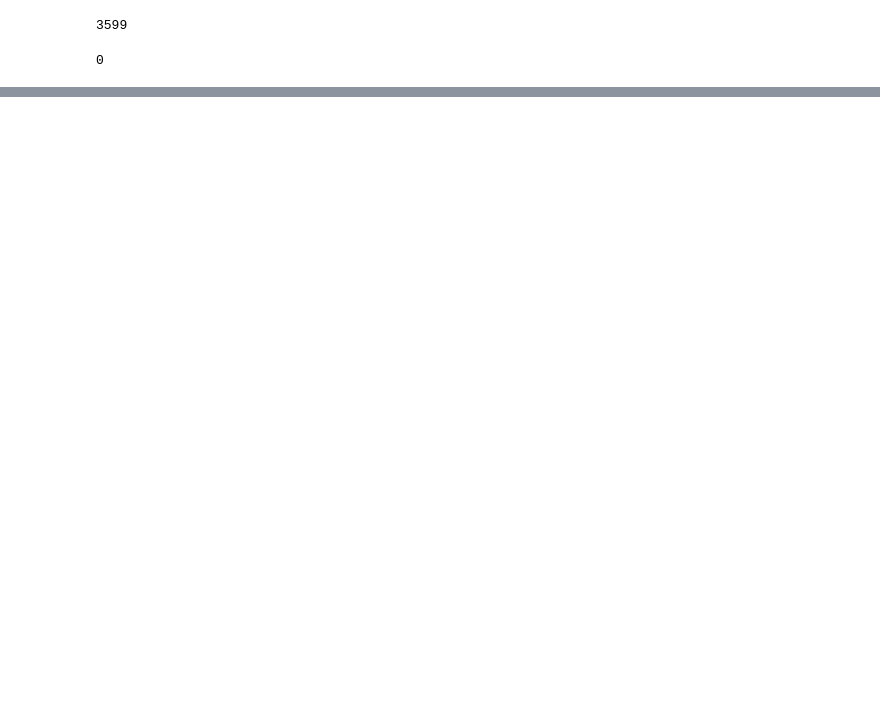
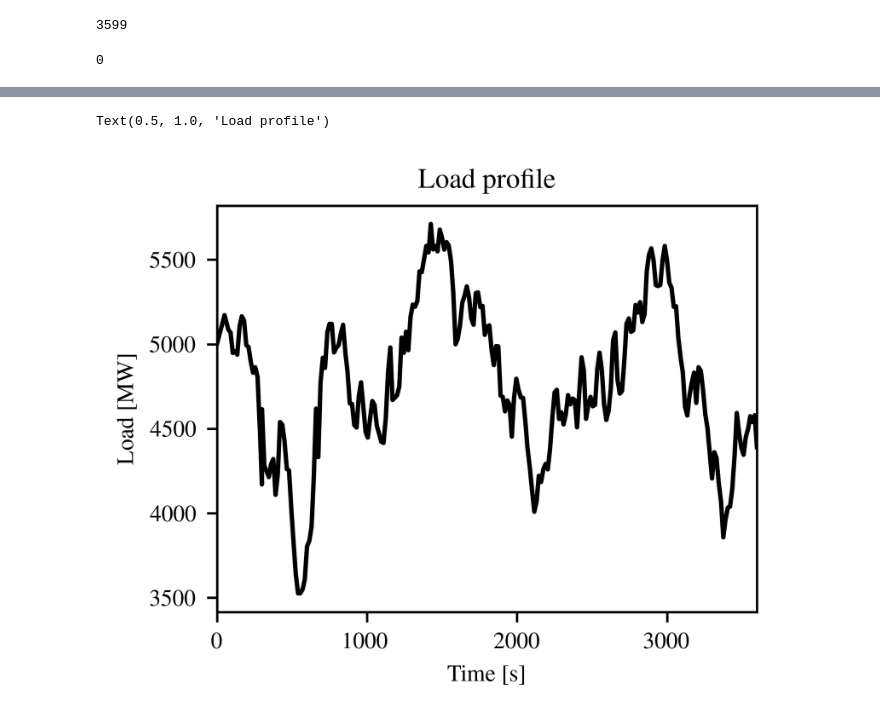
Before and after one commit to jinningwang/andes, a Jupyter notebook: jwang/notes/agc_param/cosim_ev.ipynb, the cells around one changed output, grey strips where cells are left out. Cells and saved outputs as stored; diff of their text form; code cells hidden in the pictures; blank space fills up the shorter version.

```diff
--- a/jwang/notes/agc_param/cosim_ev.ipynb
+++ b/jwang/notes/agc_param/cosim_ev.ipynb
@@ -786,0 +835,11 @@ Total cost=301542.0
+# %%
+plt.style.use('ieee')
+fig_load, ax_load = plt.subplots()
+ax_load.plot(range(t_total), ssa_p0.sum() * ssa.config.mva * d_syn['sload'])
+ax_load.set_xlim([0, t_total])
+ax_load.set_xlabel('Time [s]')
+ax_load.set_ylabel('Load [MW]')
+ax_load.set_title('Load profile')
+# %% [output]
+Text(0.5, 1.0, 'Load profile')
+[figure, added]
```
Also changed, not shown: parts of 19 cells of this notebook, 8 other files.
